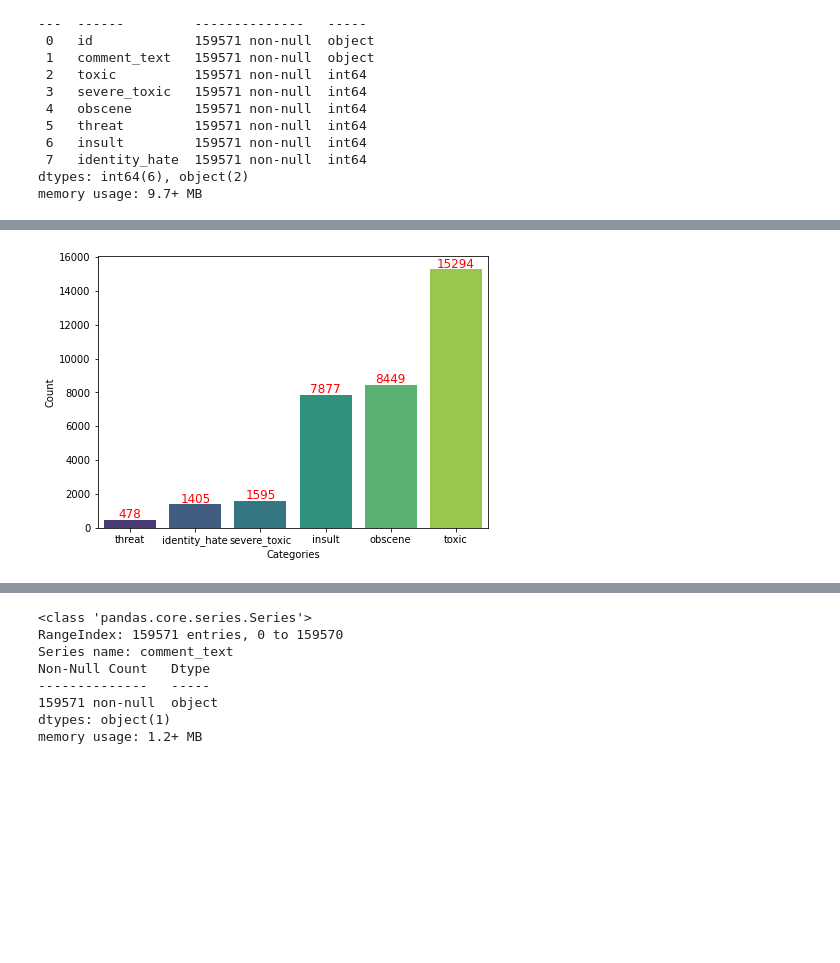
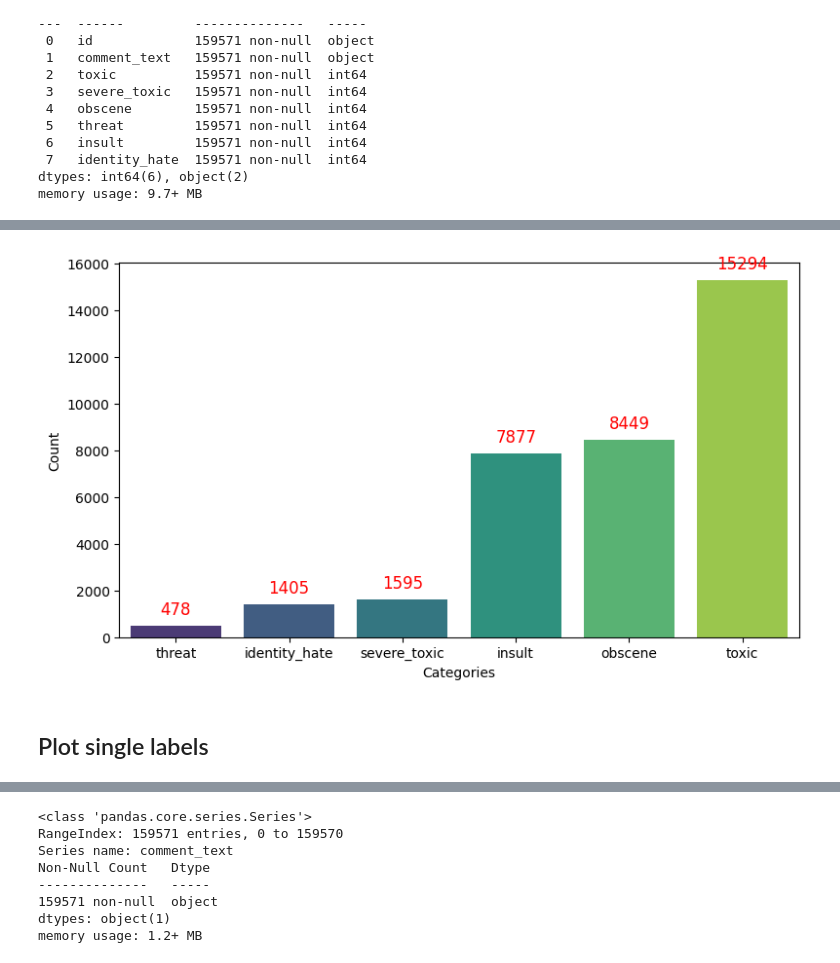
Before and after one commit to DanieleDidino/toxic_comment_clf, a Jupyter notebook: 1_EDA.ipynb, the cells around one changed output, grey strips where cells are left out. Drawn from its saved outputs; the diff is of its cells as text; code cells hidden in the pictures; blank space fills up the shorter version.

```diff
--- a/1_EDA.ipynb
+++ b/1_EDA.ipynb
@@ -83,0 +87,15 @@ memory usage: 9.7+ MB
+# %%
+def barpot_text(barplot: sns.barplot, above_top: int=300) -> None:
+    """
+    Add to a barplot the text with the count value on the top of each bar.
+    """
+    for p in barplot.patches:
+        barplot.text(
+            p.get_x() + p.get_width() / 2, # x = center of the bar
+            p.get_height() + above_top, # y = above the top of the bar
+            f"{p.get_height():.0f}", # text = height of the bar (i.e, counts)
+            ha="center", # horizontal alignment
+            va="center", # vertical alignment
+            fontsize=12,
+            color="red"
+        )
@@ -84,16 +152,18 @@ memory usage: 9.7+ MB
 # %%
-column_categories = df_tox_com.columns.tolist()[2:]
-train_label_counts = df_tox_com[column_categories].sum().sort_values()
-
-plt.figure(figsize=(7, 5))
+plt.figure(figsize=(9, 5))
 barplot = sns.barplot(
     y=train_label_counts.values,
     x=train_label_counts.index,
-    palette="viridis")
-barpot_text(barplot)
+    hue=train_label_counts.index,
+    legend=False,
+    palette="viridis"
+    )
+barpot_text(barplot, above_top=700)
 plt.xlabel("Categories")
 plt.ylabel("Count")
 plt.show()
 # %% [output]
-[figure, old version]
+[figure, new version]
+# %% [markdown]
+## Plot single labels
 # %%
```
Also changed, not shown: parts of 34 cells of this notebook.
